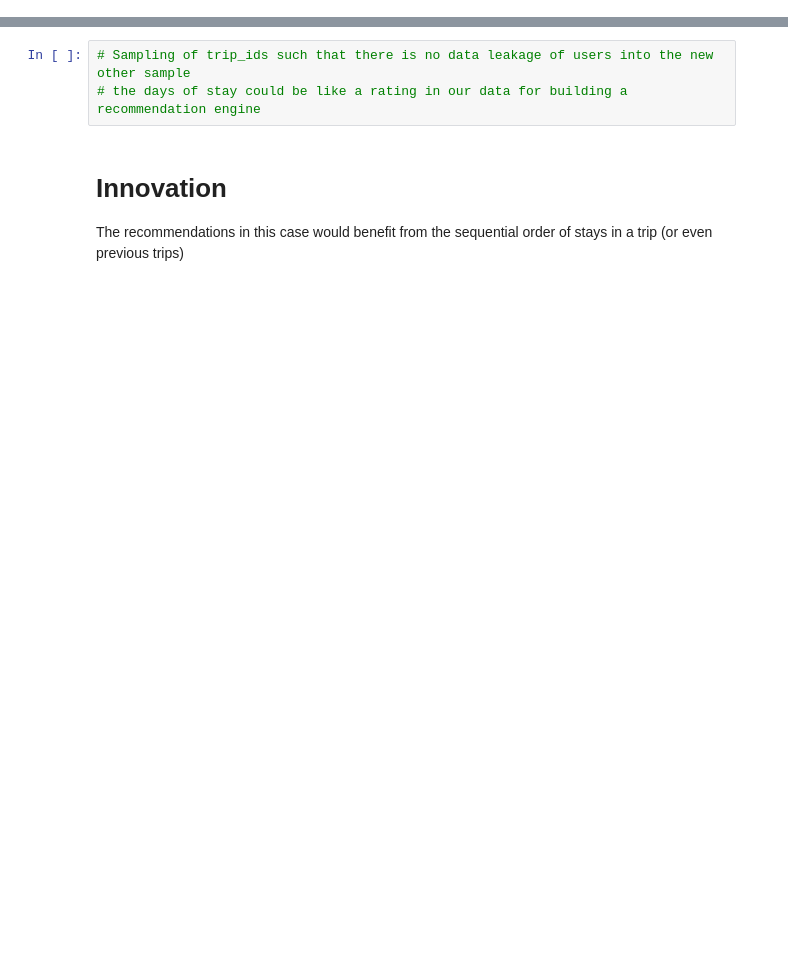
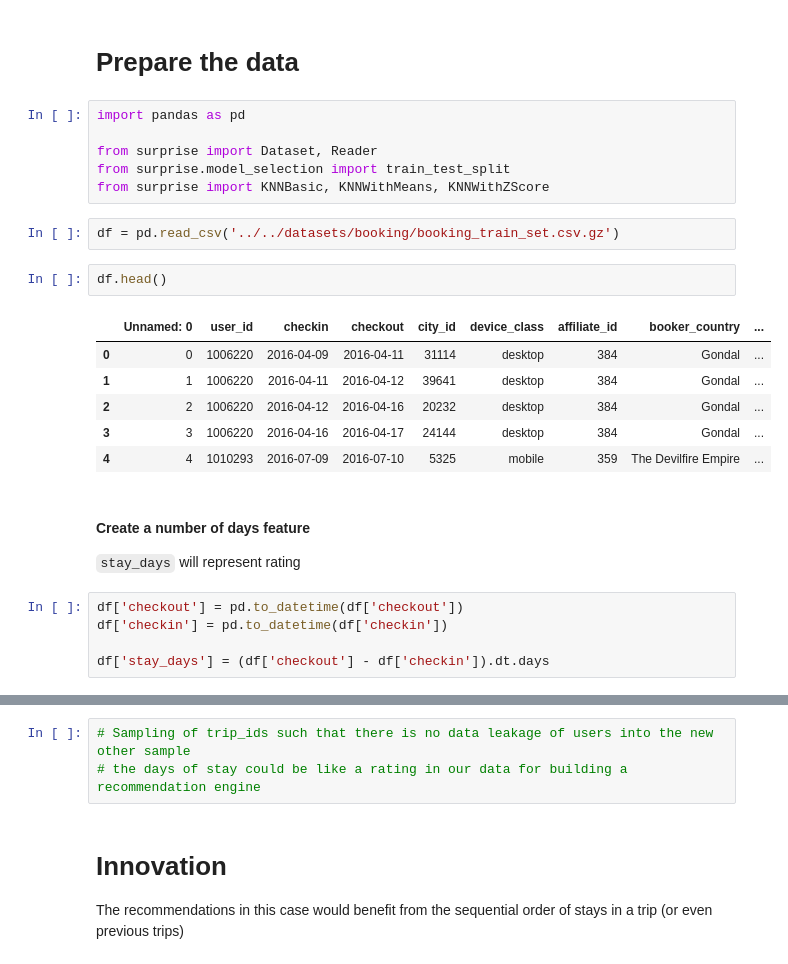
Before and after one commit to nitinrawatiitd/nitinrawatiitd.github.io, a Jupyter notebook: docs/notebooks/booking/Benchmarking_methods.ipynb, the cells around one changed output, grey strips where cells are left out. Cells and saved outputs as stored; diff of their text form; blank space fills up the shorter version.

Commit message:
Changes in booking notebooks among other stuff

```diff
--- a/docs/notebooks/booking/Benchmarking_methods.ipynb
+++ b/docs/notebooks/booking/Benchmarking_methods.ipynb
@@ -14,0 +22,28 @@
+# %% [markdown]
+# Prepare the data
+# %%
+import pandas as pd
+
+from surprise import Dataset, Reader
+from surprise.model_selection import train_test_split
+from surprise import KNNBasic, KNNWithMeans, KNNWithZScore
+# %%
+df = pd.read_csv('../../datasets/booking/booking_train_set.csv.gz')
+# %%
+df.head()
+# %% [output]
+|  | Unnamed: 0 | user_id | checkin | checkout | city_id | device_class | affiliate_id | booker_country | ... |
+| 0 | 0 | 1006220 | 2016-04-09 | 2016-04-11 | 31114 | desktop | 384 | Gondal | ... |
+| 1 | 1 | 1006220 | 2016-04-11 | 2016-04-12 | 39641 | desktop | 384 | Gondal | ... |
+| 2 | 2 | 1006220 | 2016-04-12 | 2016-04-16 | 20232 | desktop | 384 | Gondal | ... |
+| 3 | 3 | 1006220 | 2016-04-16 | 2016-04-17 | 24144 | desktop | 384 | Gondal | ... |
+| 4 | 4 | 1010293 | 2016-07-09 | 2016-07-10 | 5325 | mobile | 359 | The Devilfire Empire | ... |
+# %% [markdown]
+#### Create a number of days feature
+
+`stay_days` will represent rating
+# %%
+df['checkout'] = pd.to_datetime(df['checkout'])
+df['checkin'] = pd.to_datetime(df['checkin'])
+
+df['stay_days'] = (df['checkout'] - df['checkin']).dt.days
```
Also changed, not shown: parts of 23 cells of this notebook, 14 other files.
